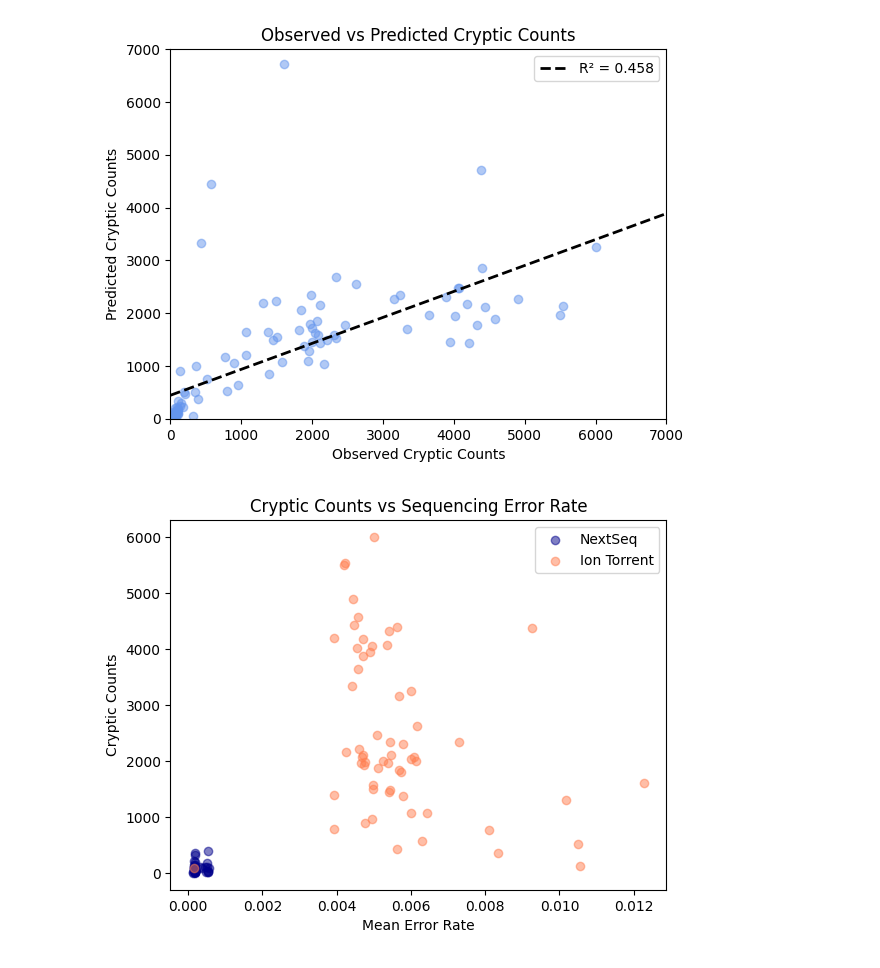
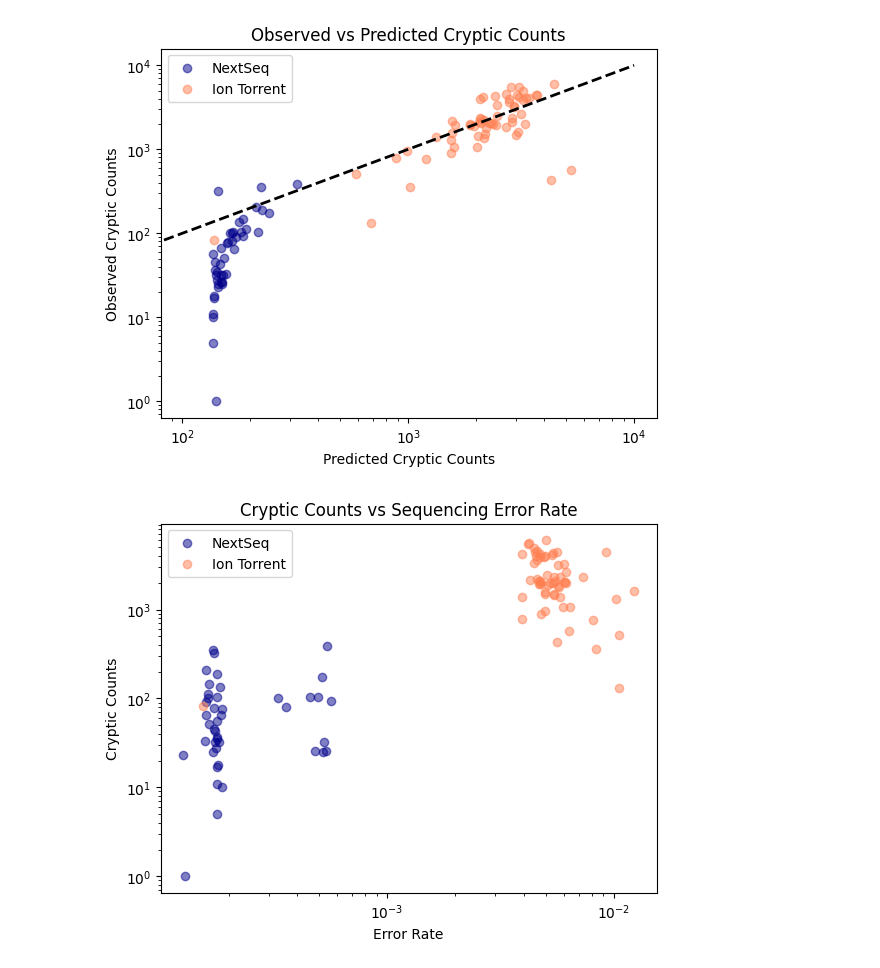
Before and after one commit to andersen-lab/covariants-paper, a Jupyter notebook: supp_fig3/depth-quality-model.ipynb, the cells around one changed output. Cells and saved outputs as stored; diff of their text form; code cells hidden in the pictures.

Commit message:
update supp fig 3 plotting script

```diff
--- a/supp_fig3/depth-quality-model.ipynb
+++ b/supp_fig3/depth-quality-model.ipynb
@@ -45,6 +45,7 @@ quality_scores = quality_scores.groupby('week').agg({'error_rate': 'mean', 'avg_
 cryptic_snp_freqs = pd.read_csv('../snp_frequencies/cryptic_snp_freqs.csv', index_col='week')
 cryptic_snp_freqs.index = pd.to_datetime(cryptic_snp_freqs.index)
 cryptic_snp_freqs['cryptic_counts'] = cryptic_snp_freqs.sum(axis=1)
+df = quality_scores.reset_index().merge(cryptic_snp_freqs.reset_index(), on='week', how='left')
 
 # covar = pd.read_csv('../data/covar_clinical_detections.tsv', sep='\t')
 # covar = covar[covar['num_clinical_detections'] <= 0]
@@ -55,16 +56,16 @@ cryptic_snp_freqs['cryptic_counts'] = cryptic_snp_freqs.sum(axis=1)
 # covar_counts = covar.groupby('nt_mutations').size().reset_index(name='counts')
 # covar = covar.merge(covar_counts, on='nt_mutations', how='left')
 # covar = covar[covar['counts'] > 1]
-# # Count cryptic variant clusters by week
-# covar['week'] = covar['collection_date'].dt.to_period('W').dt.to_timestamp()
-# cryptic_counts = covar.groupby('week').size().reset_index(name='cryptic_counts')
 
 
-# # join quality scores and cryptic snp freqs (reset_index so 'week' is a column for merge)
-# df = quality_scores.reset_index().merge(cryptic_counts.reset_index(), on='week', how='left')
-df = quality_scores.reset_index().merge(cryptic_snp_freqs.reset_index(), on='week', how='left')
+# Count cryptic variant clusters by week
+# covar['week'] = covar['collection_date'].dt.to_period('W').dt.to_timestamp()
+#cryptic_counts = covar.groupby('week').size().reset_index(name='cryptic_counts')
+#df = quality_scores.reset_index().merge(cryptic_counts.reset_index(), on='week', how='left')
 
-df['platform'] = df['week'].apply(lambda x: 'Ion Torrent' if x <= pd.to_datetime("2024-03-01") else "NextSeq")
+
+
+df['platform'] = df['week'].apply(lambda x: 'Ion Torrent' if x <= pd.to_datetime("2024-02-27") else "NextSeq")
 
 print(df)
 # %% [output]
@@ -119,37 +123,45 @@ R² = 0.8485
 # %%
 # Plot Observed vs Expected Cryptic Counts
-x = df_fit['cryptic_counts'].values
-y = df_fit['predicted'].values
-plt.scatter(x, y, alpha=0.5, c='cornflowerblue')
-coefs = np.polyfit(x, y, 1)
-y_pred = np.polyval(coefs, x)
-r2 = 1 - np.sum((y - y_pred)**2) / np.sum((y - y.mean())**2)
-x_line = np.linspace(0, 7000, 100)
-plt.plot(x_line, np.polyval(coefs, x_line), '--', lw=2, label=f'R² = {r2:.3f}', c='black')
-plt.xlabel('Observed Cryptic Counts')
-plt.ylabel('Predicted Cryptic Counts')
+# Use model predictions and 1:1 reference line (ideal: predicted = observed)
+#plt.figure(figsize=(6, 6))
+for platform, color in [('NextSeq', 'darkblue'), ('Ion Torrent', 'coral')]:
+    mask = df_fit['platform'] == platform
+    plt.scatter(df_fit.loc[mask, 'predicted'], df_fit.loc[mask, 'cryptic_counts'],
+               alpha=0.5, c=color, label=platform)
+x_line = np.linspace(0, 10**4, 100)
+plt.plot(x_line, x_line, '--', lw=2, c='black')
+plt.xlabel('Predicted Cryptic Counts')
+plt.ylabel('Observed Cryptic Counts')
 plt.title('Observed vs Predicted Cryptic Counts')
-plt.xlim(0, 7000)
-plt.ylim(0, 7000)
+# plt.xlim(0, 1000)
+# plt.ylim(0, 1000)
+
+ax = plt.gca()
+ax.set_xscale('log')
+ax.set_yscale('log')
+#ax.set_aspect('equal')
 plt.legend()
 plt.savefig('plots/cryptic_counts_vs_predicted.pdf', transparent=True, bbox_inches='tight', dpi=300)
 plt.show()
 # %% [output]
-[figure, old version]
+[figure, new version]
 # %%
 # Plot correlation between cryptic counts and quality scores as a scatter plot
 for platform, color in [('NextSeq', 'darkblue'), ('Ion Torrent', 'coral')]:
     mask = df_fit['platform'] == platform
     plt.scatter(df_fit.loc[mask, 'error_rate'], df_fit.loc[mask, 'cryptic_counts'],
                alpha=0.5, c=color, label=platform)
-plt.xlabel('Mean Error Rate')
+plt.xlabel('Error Rate')
 plt.ylabel('Cryptic Counts')
+ax = plt.gca()
+ax.set_xscale('log')
+ax.set_yscale('log')
 plt.title('Cryptic Counts vs Sequencing Error Rate')
 plt.legend()
 plt.savefig('plots/cryptic_counts_vs_error_rate.pdf', transparent=True, bbox_inches='tight', dpi=300)
 plt.show()
 # %% [output]
-[figure, old version]
+[figure, new version]
 # %%
 # Plot correlation between cryptic counts and coverage depth
 # Separate regression lines per platform with 95% confidence intervals
```
Also changed, not shown: parts of 2 cells of this notebook.
